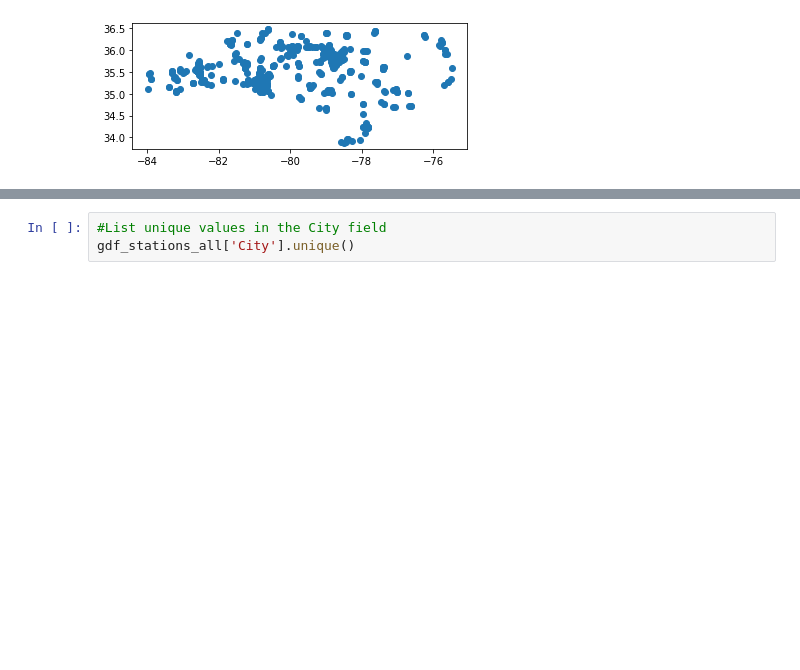
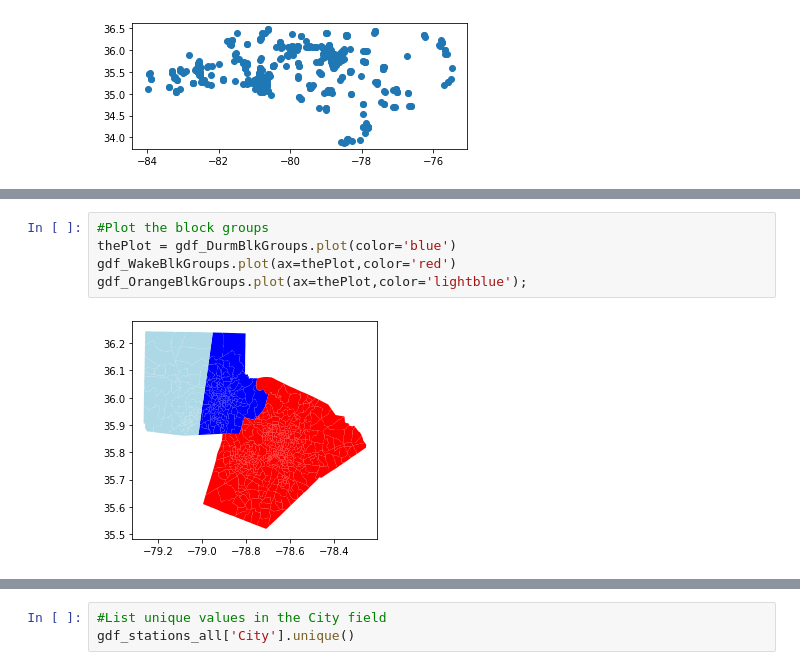
Before and after one commit to ENV859/SpatialDataFrames, a Jupyter notebook: Geopandas-project.ipynb, the cells around one changed output, grey strips where cells are left out. Drawn from its saved outputs; the diff is of its cells as text; blank space fills up the shorter version.

```diff
--- a/Geopandas-project.ipynb
+++ b/Geopandas-project.ipynb
@@ -104,0 +133,7 @@ Datum: World Geodetic System 1984
+# %%
+#Plot the block groups
+thePlot = gdf_DurmBlkGroups.plot(color='blue')
+gdf_WakeBlkGroups.plot(ax=thePlot,color='red')
+gdf_OrangeBlkGroups.plot(ax=thePlot,color='lightblue');
+# %% [output]
+[figure, added]
```
Also changed, not shown: parts of 24 cells of this notebook.
